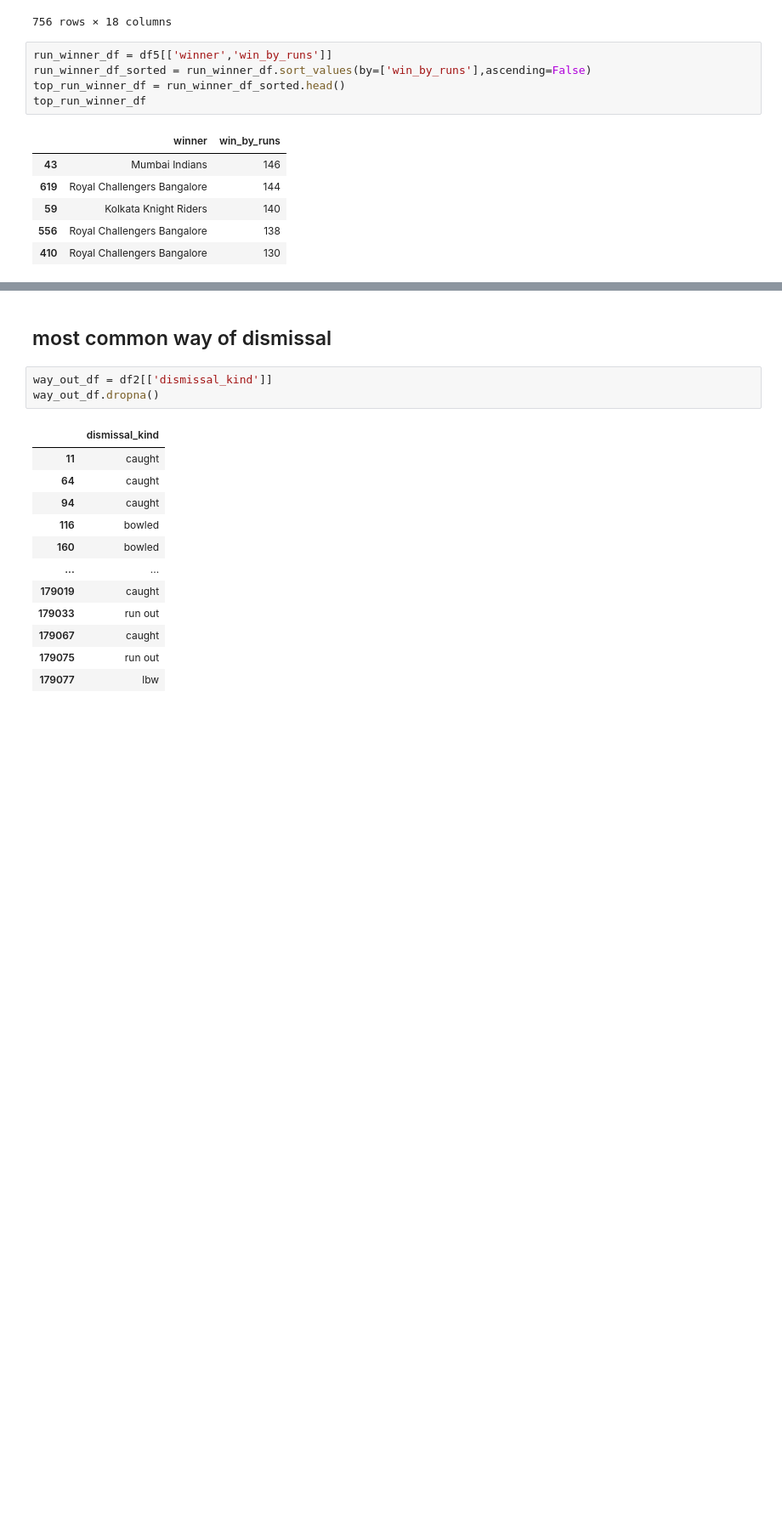
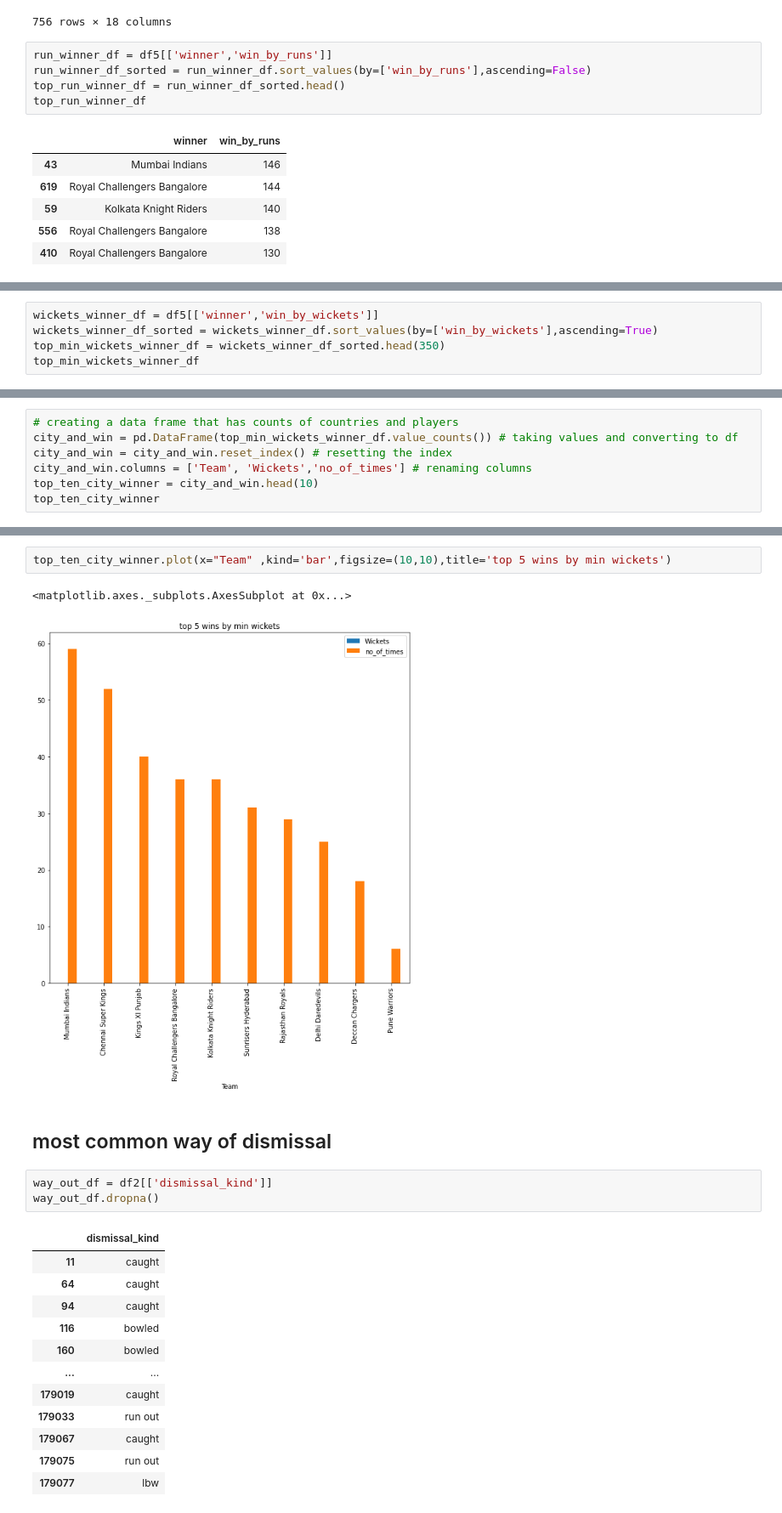
Before and after one commit to Abhijit-Bhat/Data-analysis-using-python, a Jupyter notebook: Copy_of_IPL_T20_Cricket_Analysis_Capstone_Project.ipynb, the cells around one changed output, grey strips where cells are left out. Shown at 85% size. Drawn from its saved outputs; the diff is of its cells as text; blank space fills up the shorter version.

```diff
--- a/Copy_of_IPL_T20_Cricket_Analysis_Capstone_Project.ipynb
+++ b/Copy_of_IPL_T20_Cricket_Analysis_Capstone_Project.ipynb
@@ -608,0 +726,5 @@ ax = sns.barplot(x="winner", y='win_by_runs', data = top_run_winner_df)
+# %%
+wickets_winner_df = df5[['winner','win_by_wickets']]
+wickets_winner_df_sorted = wickets_winner_df.sort_values(by=['win_by_wickets'],ascending=True)
+top_min_wickets_winner_df = wickets_winner_df_sorted.head(350)
+top_min_wickets_winner_df
@@ -608,0 +745,7 @@ ax = sns.barplot(x="winner", y='win_by_runs', data = top_run_winner_df)
+# %%
+# creating a data frame that has counts of countries and players
+city_and_win = pd.DataFrame(top_min_wickets_winner_df.value_counts()) # taking values and converting to df
+city_and_win = city_and_win.reset_index() # resetting the index
+city_and_win.columns = ['Team', 'Wickets','no_of_times'] # renaming columns
+top_ten_city_winner = city_and_win.head(10)
+top_ten_city_winner
@@ -609,3 +764,8 @@ ax = sns.barplot(x="winner", y='win_by_runs', data = top_run_winner_df)
+# %%
+top_ten_city_winner.plot(x="Team" ,kind='bar',figsize=(10,10),title='top 5 wins by min wickets')
+# %% [output]
+<matplotlib.axes._subplots.AxesSubplot at 0x...>
+[figure, added]
 # %% [markdown]
 ## most common way of dismissal
 # %%
```
Also changed, not shown: parts of 39 cells of this notebook.
